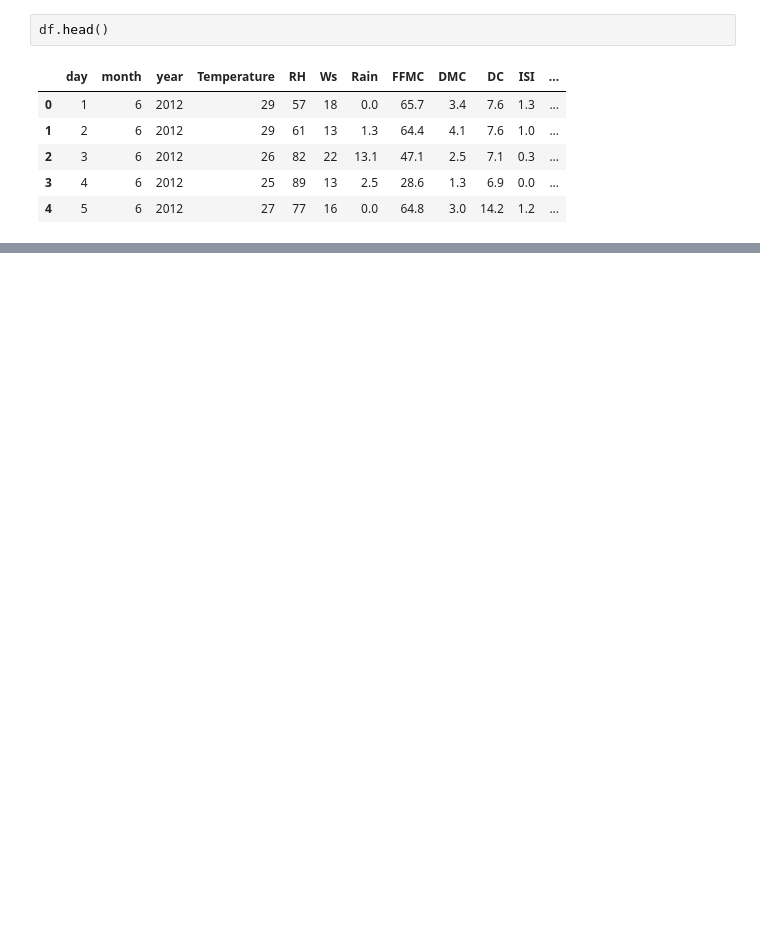
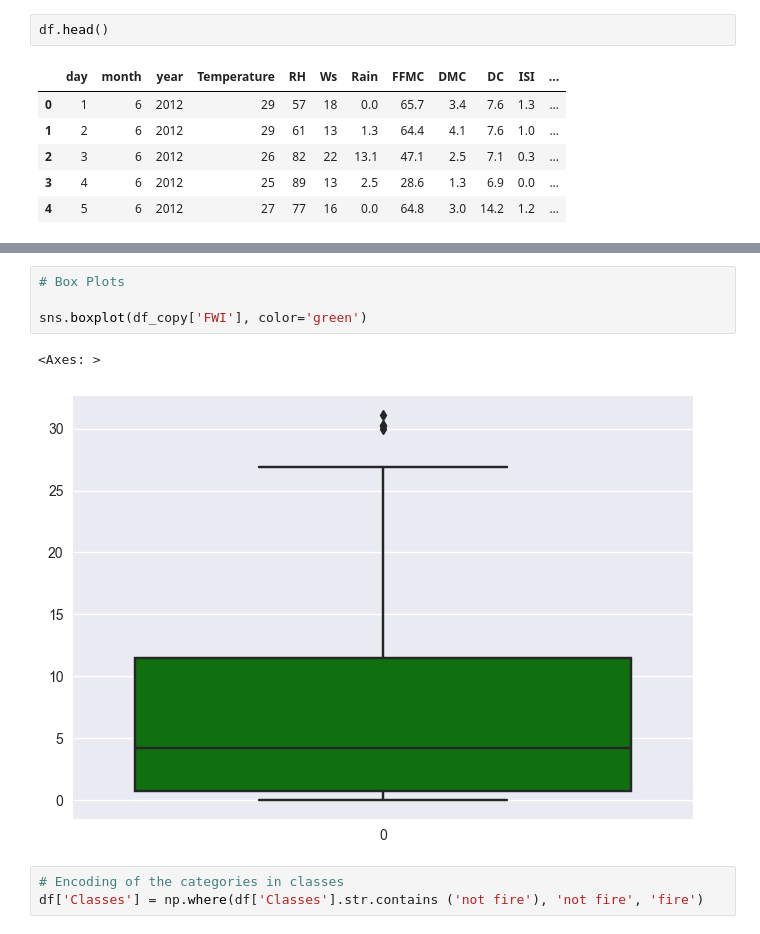
Before and after one commit to Maruf-Ahmad-khan/Car_Price_Prediction_Sklearn_Column_Transformation, a Jupyter notebook: Linear Regression/Ridge And Lasso Regression.ipynb, the cells around one changed output, grey strips where cells are left out. Drawn from its saved outputs; the diff is of its cells as text; blank space fills up the shorter version.

```diff
--- a/Linear Regression/Ridge And Lasso Regression.ipynb
+++ b/Linear Regression/Ridge And Lasso Regression.ipynb
@@ -295,0 +393,10 @@ df.head()
+# %%
+# Box Plots
+
+sns.boxplot(df_copy['FWI'], color='green')
+# %% [output]
+<Axes: >
+[figure, added]
+# %%
+# Encoding of the categories in classes
+df['Classes'] = np.where(df['Classes'].str.contains ('not fire'), 'not fire', 'fire')
```
Also changed, not shown: parts of 21 cells of this notebook, 1 other file.
